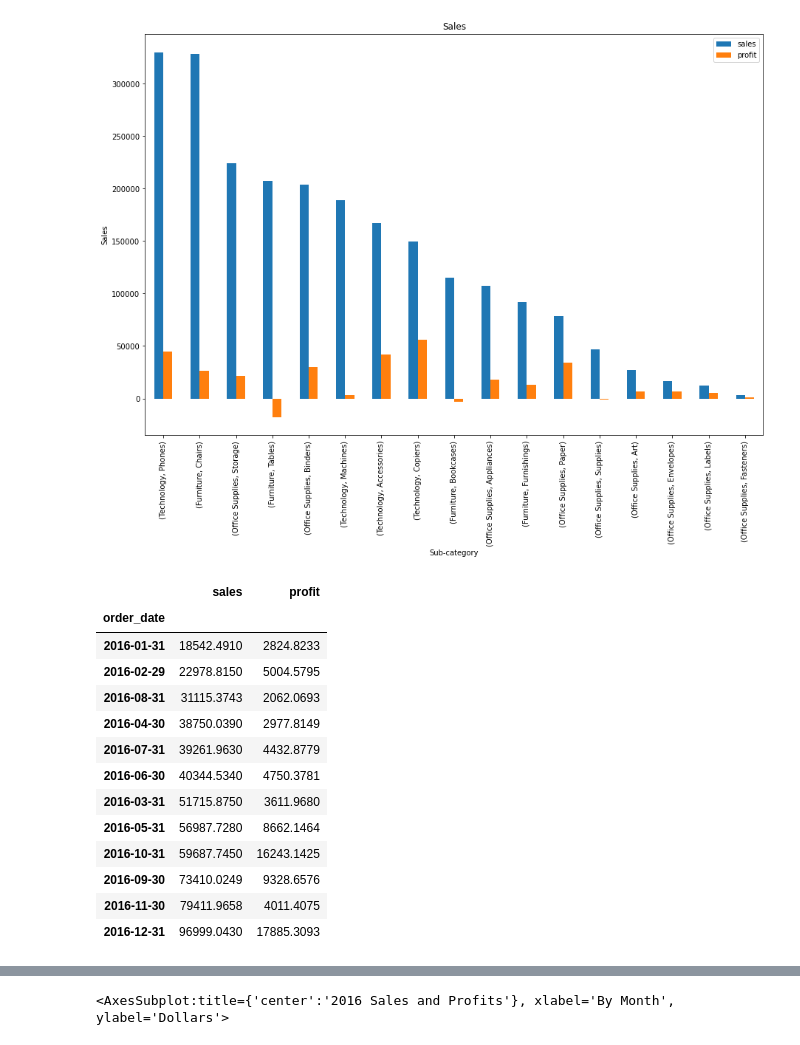
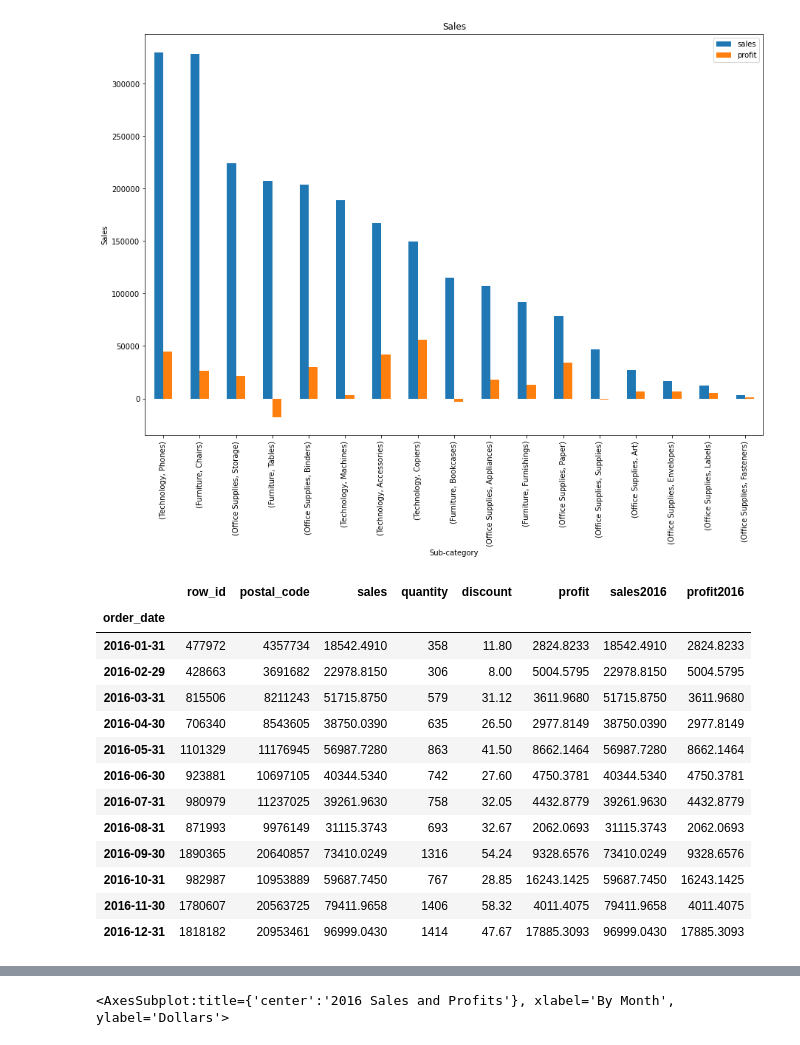
Before and after one commit to haodong191/superstore-project, a Jupyter notebook: superstore analysis with Postgres SQL connection.ipynb, the cells around one changed output, grey strips where cells are left out. Cells and saved outputs as stored; diff of their text form; code cells hidden in the pictures.

```diff
--- a/superstore analysis with Postgres SQL connection.ipynb
+++ b/superstore analysis with Postgres SQL connection.ipynb
@@ -87,26 +131,27 @@ sub_category_df.plot(kind='bar', title='Sales', ylabel='Sales',
 #set variable to query date range to 2016 sales and profits
 start_date = "2016-1-1"
 end_date = "2016-12-31"
-# %%
-#uses the above date range variables and group by order date
-yr2016_df = clean_sql_df[(clean_sql_df['order_date'] >= (start_date)) & (clean_sql_df['order_date'] <= (end_date))]
-yr2016_df = yr2016_df.groupby(pd.Grouper(key='order_date', axis=0,
-                      freq='M')).sum()
-yr2016_df = yr2016_df[["sales", "profit"]]
-yr2016_df = yr2016_df.sort_values(by='sales', ascending=True)
-yr2016_df
-# %% [output]
-|  | sales | profit |
-| order_date |  |  |
-| 2016-01-31 | 18542.4910 | 2824.8233 |
-| 2016-02-29 | 22978.8150 | 5004.5795 |
-| 2016-08-31 | 31115.3743 | 2062.0693 |
-| 2016-04-30 | 38750.0390 | 2977.8149 |
-| 2016-07-31 | 39261.9630 | 4432.8779 |
-| 2016-06-30 | 40344.5340 | 4750.3781 |
-| 2016-03-31 | 51715.8750 | 3611.9680 |
-| 2016-05-31 | 56987.7280 | 8662.1464 |
-| 2016-10-31 | 59687.7450 | 16243.1425 |
-| 2016-09-30 | 73410.0249 | 9328.6576 |
-| 2016-11-30 | 79411.9658 | 4011.4075 |
-| 2016-12-31 | 96999.0430 | 17885.3093 |
+# %%
+#uses the above date range variables and group by order date
+yr2016_monthly_df = clean_sql_df[(clean_sql_df['order_date'] >= (start_date)) & (clean_sql_df['order_date'] <= (end_date))]
+yr2016_monthly_df = yr2016_monthly_df.groupby(pd.Grouper(key='order_date', axis=0,
+                      freq='M')).sum()
+yr2016_monthly_df["sales2016"] = yr2016_monthly_df[["sales"]]
+yr2016_monthly_df["profit2016"] = yr2016_monthly_df[["profit"]]
+yr2016_monthly_df = yr2016_monthly_df.sort_values(by='order_date', ascending=True)
+yr2016_monthly_df
+# %% [output]
+|  | row_id | postal_code | sales | quantity | discount | profit | sales2016 | profit2016 |
+| order_date |  |  |  |  |  |  |  |  |
+| 2016-01-31 | 477972 | 4357734 | 18542.4910 | 358 | 11.80 | 2824.8233 | 18542.4910 | 2824.8233 |
+| 2016-02-29 | 428663 | 3691682 | 22978.8150 | 306 | 8.00 | 5004.5795 | 22978.8150 | 5004.5795 |
+| 2016-03-31 | 815506 | 8211243 | 51715.8750 | 579 | 31.12 | 3611.9680 | 51715.8750 | 3611.9680 |
+| 2016-04-30 | 706340 | 8543605 | 38750.0390 | 635 | 26.50 | 2977.8149 | 38750.0390 | 2977.8149 |
+| 2016-05-31 | 1101329 | 11176945 | 56987.7280 | 863 | 41.50 | 8662.1464 | 56987.7280 | 8662.1464 |
+| 2016-06-30 | 923881 | 10697105 | 40344.5340 | 742 | 27.60 | 4750.3781 | 40344.5340 | 4750.3781 |
+| 2016-07-31 | 980979 | 11237025 | 39261.9630 | 758 | 32.05 | 4432.8779 | 39261.9630 | 4432.8779 |
+| 2016-08-31 | 871993 | 9976149 | 31115.3743 | 693 | 32.67 | 2062.0693 | 31115.3743 | 2062.0693 |
+| 2016-09-30 | 1890365 | 20640857 | 73410.0249 | 1316 | 54.24 | 9328.6576 | 73410.0249 | 9328.6576 |
+| 2016-10-31 | 982987 | 10953889 | 59687.7450 | 767 | 28.85 | 16243.1425 | 59687.7450 | 16243.1425 |
+| 2016-11-30 | 1780607 | 20563725 | 79411.9658 | 1406 | 58.32 | 4011.4075 | 79411.9658 | 4011.4075 |
+| 2016-12-31 | 1818182 | 20953461 | 96999.0430 | 1414 | 47.67 | 17885.3093 | 96999.0430 | 17885.3093 |
```
Also changed, not shown: parts of 10 cells of this notebook.
